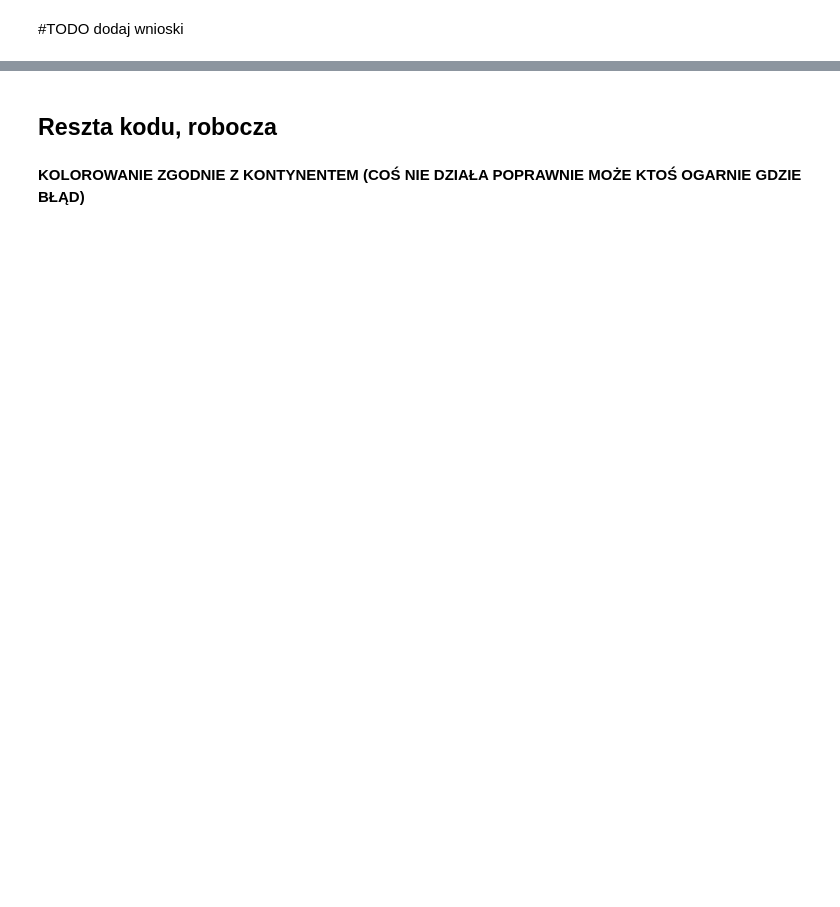
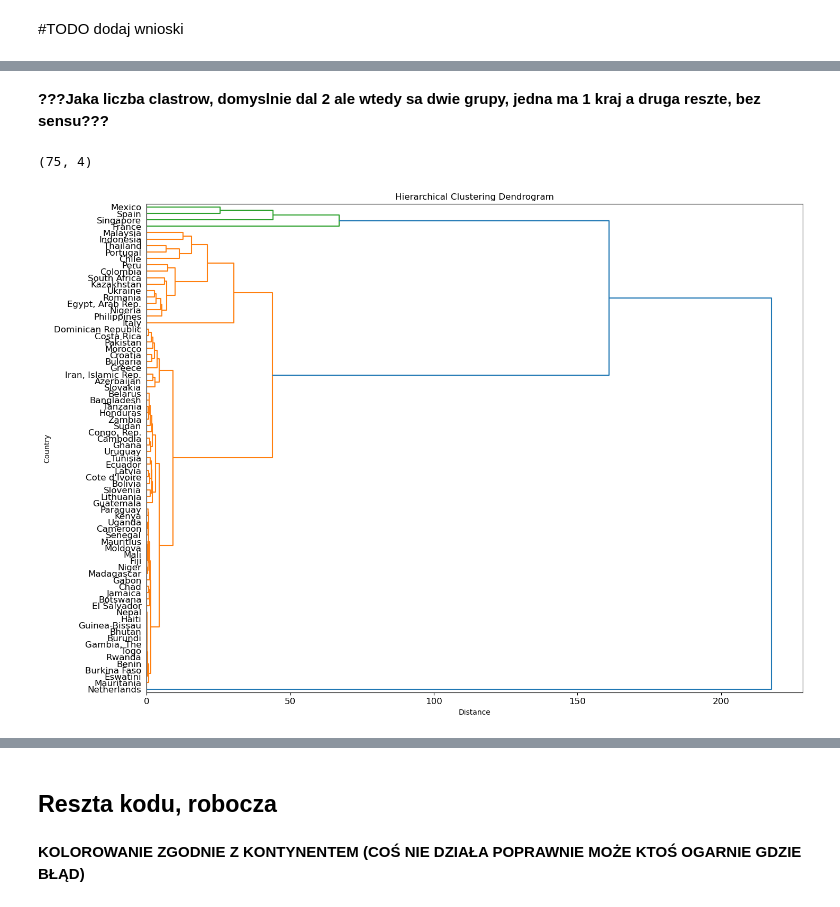
Before and after one commit to lion158/Eksploracja_Danych_Projekt, a Jupyter notebook: EksploracjaDanychProjekt2.ipynb, the cells around one changed output, grey strips where cells are left out. Saved outputs shown, nothing was run; the diff lists cells and outputs as text; code cells hidden in the pictures; blank space fills up the shorter version.

```diff
--- a/EksploracjaDanychProjekt2.ipynb
+++ b/EksploracjaDanychProjekt2.ipynb
@@ -851,0 +766,28 @@ plt.show()
+# %% [markdown]
+**???Jaka liczba clastrow, domyslnie dal 2 ale wtedy sa dwie grupy, jedna ma 1 kraj a druga reszte, bez sensu???**
+# %%
+# funckja fcluster
+
+import scipy.cluster.hierarchy as sch
+import matplotlib.pyplot as plt
+from sklearn.cluster import AgglomerativeClustering
+
+# Calculate the distance matrix using the 'euclidean' metric
+distance_matrix = sch.distance.pdist(df_all_indicators_normalized.values, metric='euclidean')
+
+# Perform hierarchical clustering using the 'ward' linkage method
+# ward method minimalize the variance of clusters being merged at each step
+Z = sch.linkage(distance_matrix, method='ward')
+print(Z.shape)
+# Plot a dendrogram of the hierarchical clustering results
+plt.figure(figsize=(16, 12))
+sch.dendrogram(Z, labels=countries_full_names,  orientation = 'right')
+plt.xlabel('Distance')
+plt.ylabel('Country')
+plt.tick_params(axis='both', which='major', labelsize=12)
+plt.title('Hierarchical Clustering Dendrogram')
+plt.grid(False)
+plt.show()
+# %% [output]
+(75, 4)
+[figure, added]
```
Also changed, not shown: parts of 62 cells of this notebook, 1 other file.
